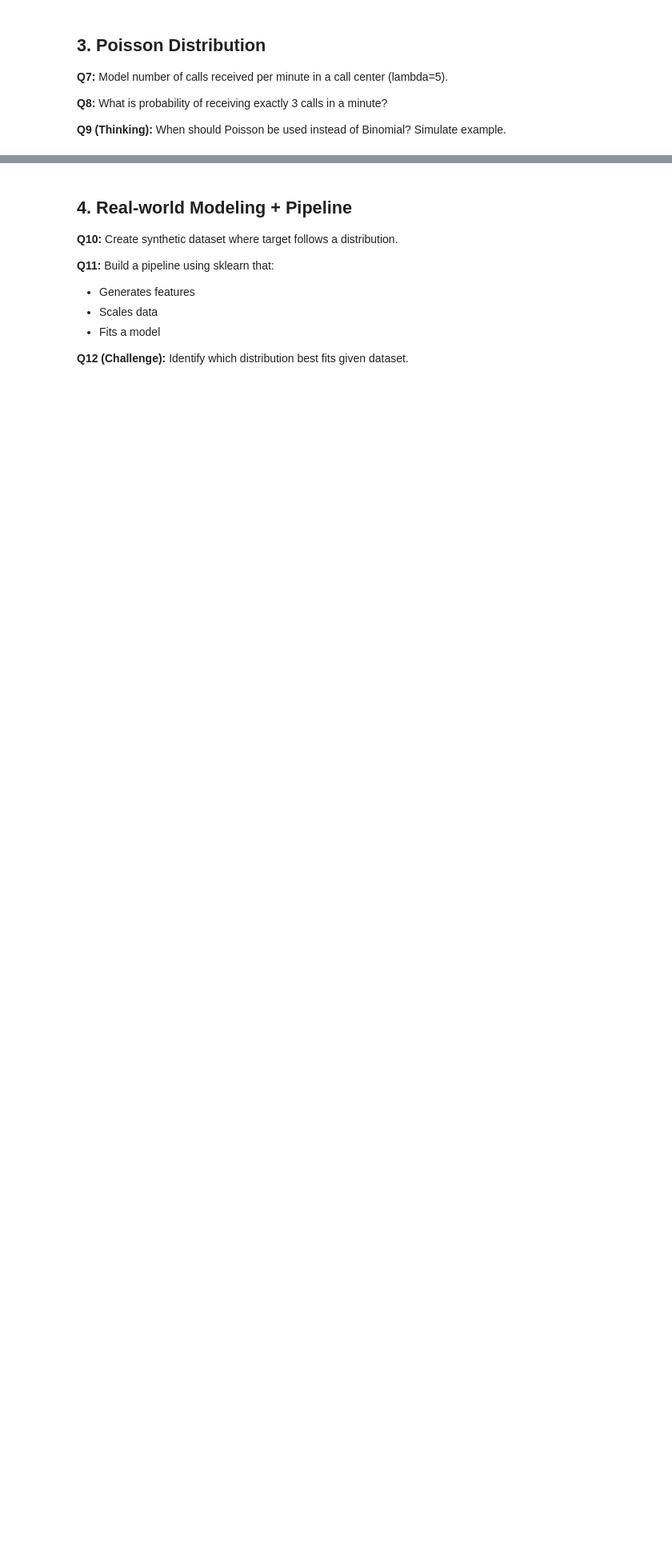
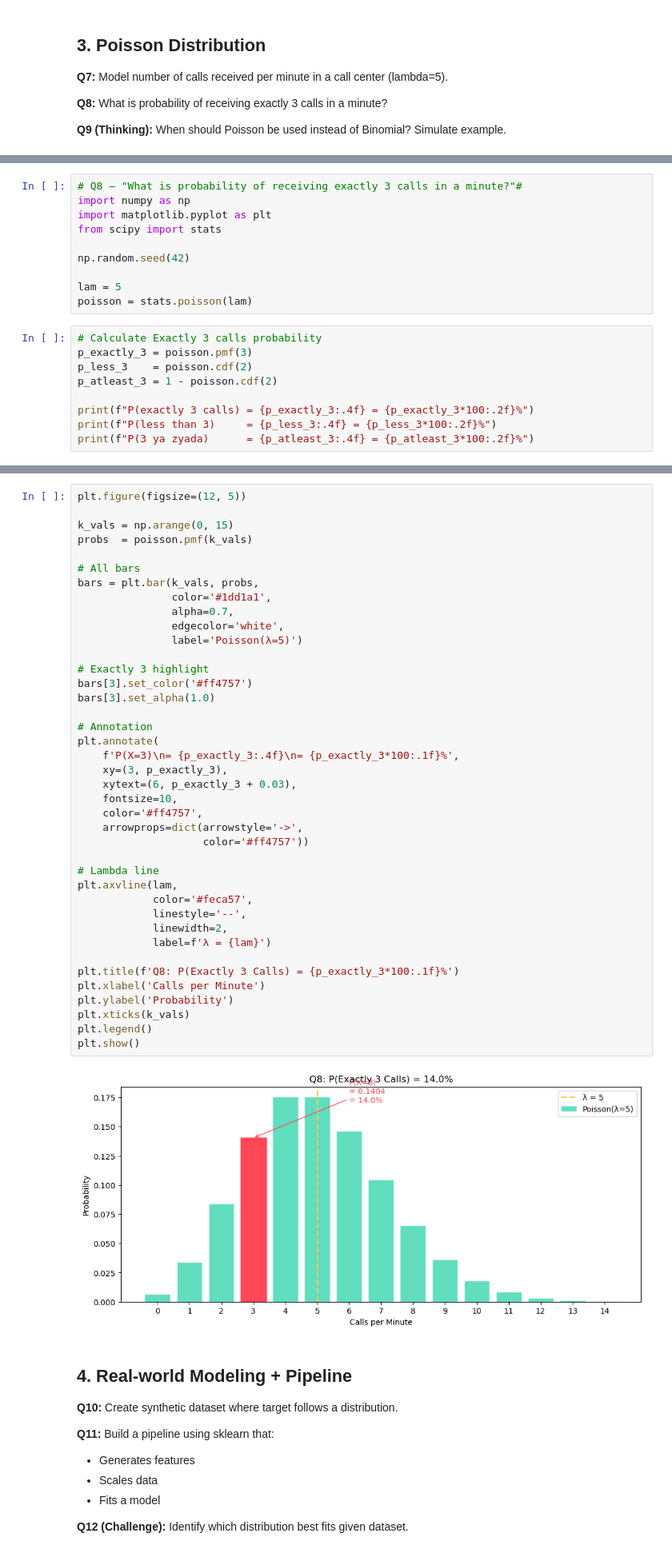
Before and after one commit to tashfeen786/AI-ML-BootCamp, a Jupyter notebook: NETSOL WORK/Week_4/probability_questions_extended.ipynb, the cells around one changed output, grey strips where cells are left out. Shown at 80% size. Saved outputs shown, nothing was run; the diff lists cells and outputs as text; blank space fills up the shorter version.

```diff
--- a/NETSOL WORK/Week_4/probability_questions_extended.ipynb
+++ b/NETSOL WORK/Week_4/probability_questions_extended.ipynb
@@ -414,0 +482,19 @@ Rule: n >= 30 then Binomial ≈ Normal!
+# %%
+# Q8 — "What is probability of receiving exactly 3 calls in a minute?"#
+import numpy as np
+import matplotlib.pyplot as plt
+from scipy import stats
+
+np.random.seed(42)
+
+lam = 5
+poisson = stats.poisson(lam)
+# %%
+# Calculate Exactly 3 calls probability
+p_exactly_3 = poisson.pmf(3)
+p_less_3    = poisson.cdf(2)
+p_atleast_3 = 1 - poisson.cdf(2)
+
+print(f"P(exactly 3 calls) = {p_exactly_3:.4f} = {p_exactly_3*100:.2f}%")
+print(f"P(less than 3)     = {p_less_3:.4f} = {p_less_3*100:.2f}%")
+print(f"P(3 ya zyada)      = {p_atleast_3:.4f} = {p_atleast_3*100:.2f}%")
@@ -415,3 +524,45 @@ Rule: n >= 30 then Binomial ≈ Normal!
+# %%
+plt.figure(figsize=(12, 5))
+
+k_vals = np.arange(0, 15)
+probs  = poisson.pmf(k_vals)
+
+# All bars
+bars = plt.bar(k_vals, probs,
+               color='#1dd1a1',
+               alpha=0.7,
+               edgecolor='white',
+               label='Poisson(λ=5)')
+
+# Exactly 3 highlight
+bars[3].set_color('#ff4757')
+bars[3].set_alpha(1.0)
+
+# Annotation
+plt.annotate(
+    f'P(X=3)\n= {p_exactly_3:.4f}\n= {p_exactly_3*100:.1f}%',
+    xy=(3, p_exactly_3),
+    xytext=(6, p_exactly_3 + 0.03),
+    fontsize=10,
+    color='#ff4757',
+    arrowprops=dict(arrowstyle='->',
+                    color='#ff4757'))
+
+# Lambda line
+plt.axvline(lam,
+            color='#feca57',
+            linestyle='--',
+            linewidth=2,
+            label=f'λ = {lam}')
+
+plt.title(f'Q8: P(Exactly 3 Calls) = {p_exactly_3*100:.1f}%')
+plt.xlabel('Calls per Minute')
+plt.ylabel('Probability')
+plt.xticks(k_vals)
+plt.legend()
+plt.show()
+# %% [output]
+[figure, added]
 # %% [markdown]
 ## 4. Real-world Modeling + Pipeline
 
```
Also changed, not shown: parts of 7 cells of this notebook.
